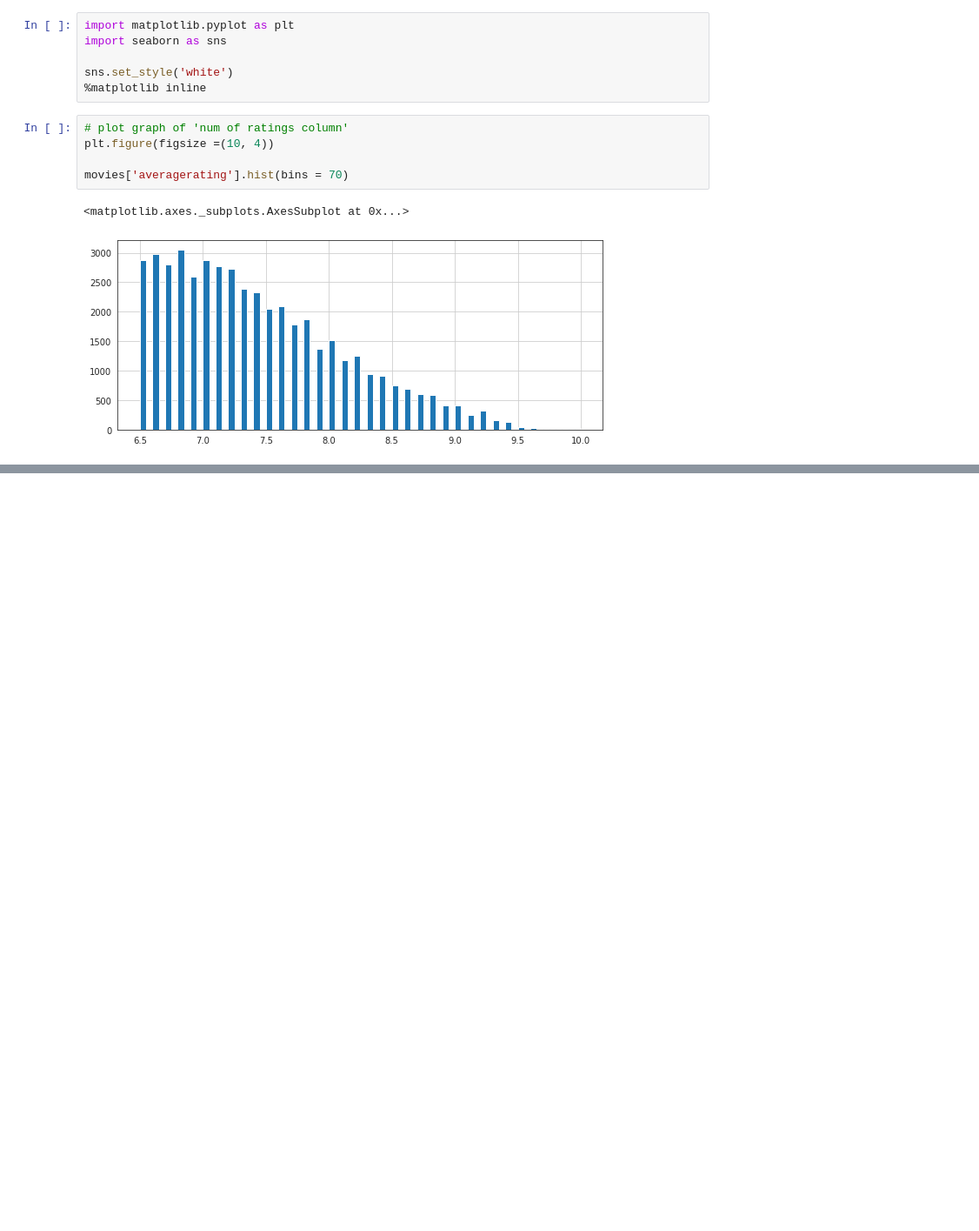
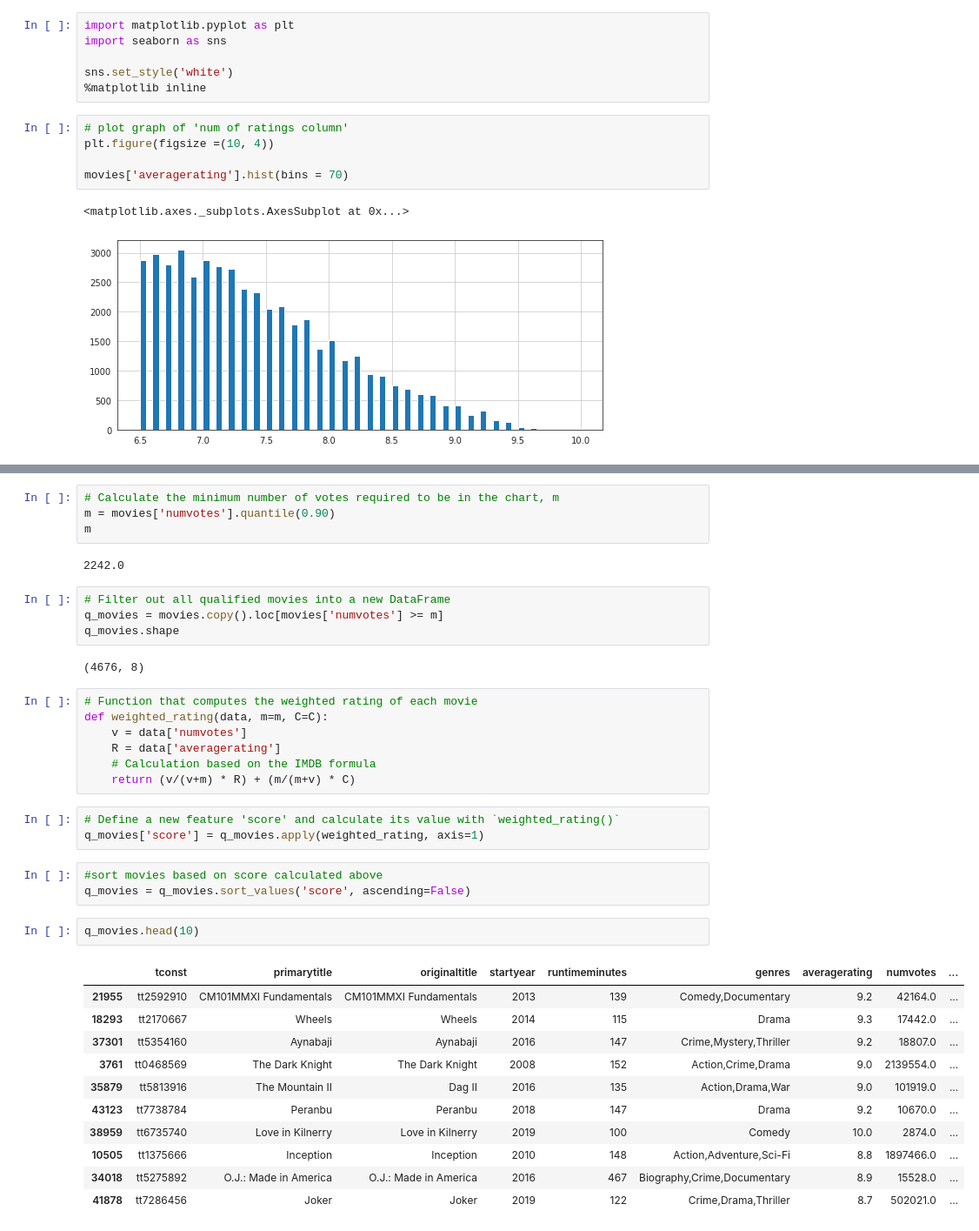
Before and after one commit to dsilan/MovieRecommendation, a Jupyter notebook: MovieRecommendation.ipynb, the cells around one changed output, grey strips where cells are left out. Shown: that part at 87% size. Cells and saved outputs as stored; diff of their text form; blank space fills up the shorter version.

```diff
--- a/MovieRecommendation.ipynb
+++ b/MovieRecommendation.ipynb
@@ -122,0 +80,39 @@ movies['averagerating'].hist(bins = 70)
+# %%
+# Calculate the minimum number of votes required to be in the chart, m
+m = movies['numvotes'].quantile(0.90)
+m
+# %% [output]
+2242.0
+# %%
+# Filter out all qualified movies into a new DataFrame
+q_movies = movies.copy().loc[movies['numvotes'] >= m]
+q_movies.shape
+# %% [output]
+(4676, 8)
+# %%
+# Function that computes the weighted rating of each movie
+def weighted_rating(data, m=m, C=C):
+    v = data['numvotes']
+    R = data['averagerating']
+    # Calculation based on the IMDB formula
+    return (v/(v+m) * R) + (m/(m+v) * C)
+# %%
+# Define a new feature 'score' and calculate its value with `weighted_rating()`
+q_movies['score'] = q_movies.apply(weighted_rating, axis=1)
+# %%
+#sort movies based on score calculated above
+q_movies = q_movies.sort_values('score', ascending=False)
+# %%
+q_movies.head(10)
+# %% [output]
+|  | tconst | primarytitle | originaltitle | startyear | runtimeminutes | genres | averagerating | numvotes | ... |
+| 21955 | tt2592910 | CM101MMXI Fundamentals | CM101MMXI Fundamentals | 2013 | 139 | Comedy,Documentary | 9.2 | 42164.0 | ... |
+| 18293 | tt2170667 | Wheels | Wheels | 2014 | 115 | Drama | 9.3 | 17442.0 | ... |
+| 37301 | tt5354160 | Aynabaji | Aynabaji | 2016 | 147 | Crime,Mystery,Thriller | 9.2 | 18807.0 | ... |
+| 3761 | tt0468569 | The Dark Knight | The Dark Knight | 2008 | 152 | Action,Crime,Drama | 9.0 | 2139554.0 | ... |
+| 35879 | tt5813916 | The Mountain II | Dag II | 2016 | 135 | Action,Drama,War | 9.0 | 101919.0 | ... |
+| 43123 | tt7738784 | Peranbu | Peranbu | 2018 | 147 | Drama | 9.2 | 10670.0 | ... |
+| 38959 | tt6735740 | Love in Kilnerry | Love in Kilnerry | 2019 | 100 | Comedy | 10.0 | 2874.0 | ... |
+| 10505 | tt1375666 | Inception | Inception | 2010 | 148 | Action,Adventure,Sci-Fi | 8.8 | 1897466.0 | ... |
+| 34018 | tt5275892 | O.J.: Made in America | O.J.: Made in America | 2016 | 467 | Biography,Crime,Documentary | 8.9 | 15528.0 | ... |
+| 41878 | tt7286456 | Joker | Joker | 2019 | 122 | Crime,Drama,Thriller | 8.7 | 502021.0 | ... |
```
Also changed, not shown: parts of 21 cells of this notebook.
